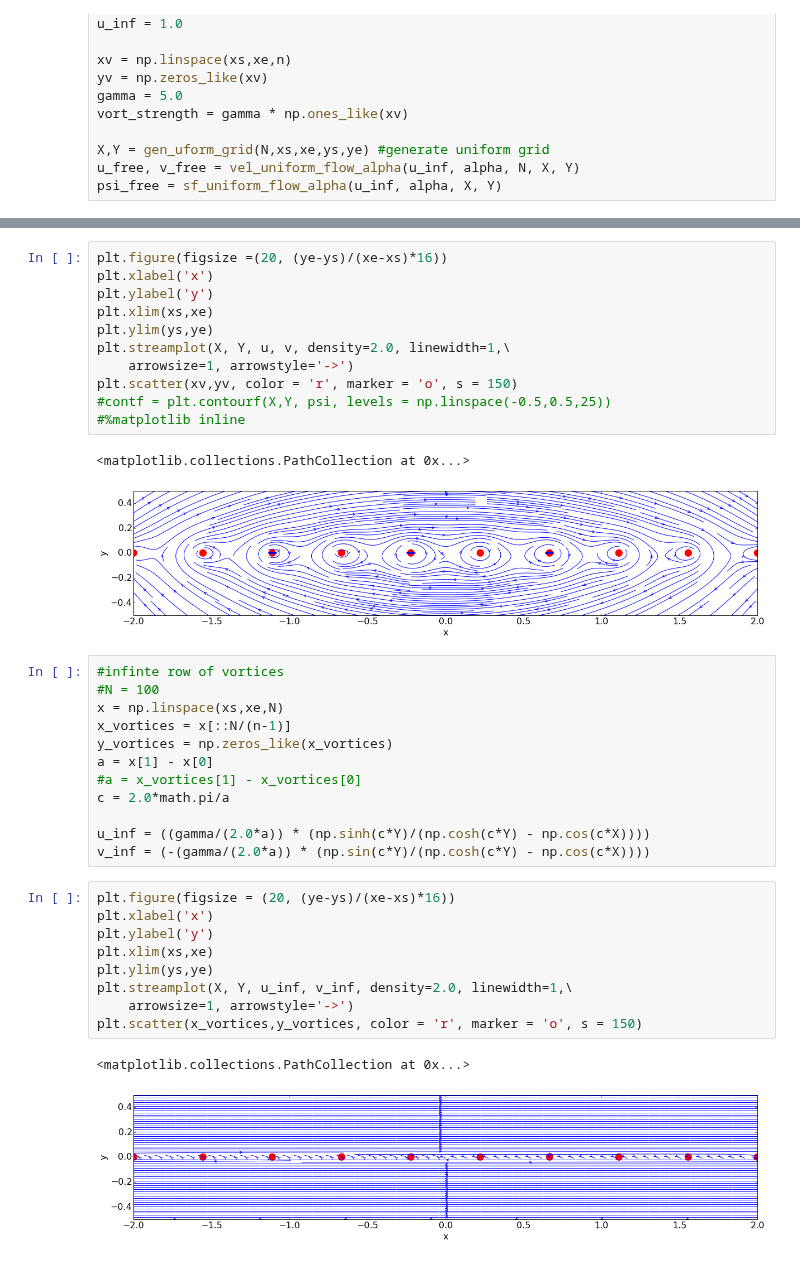
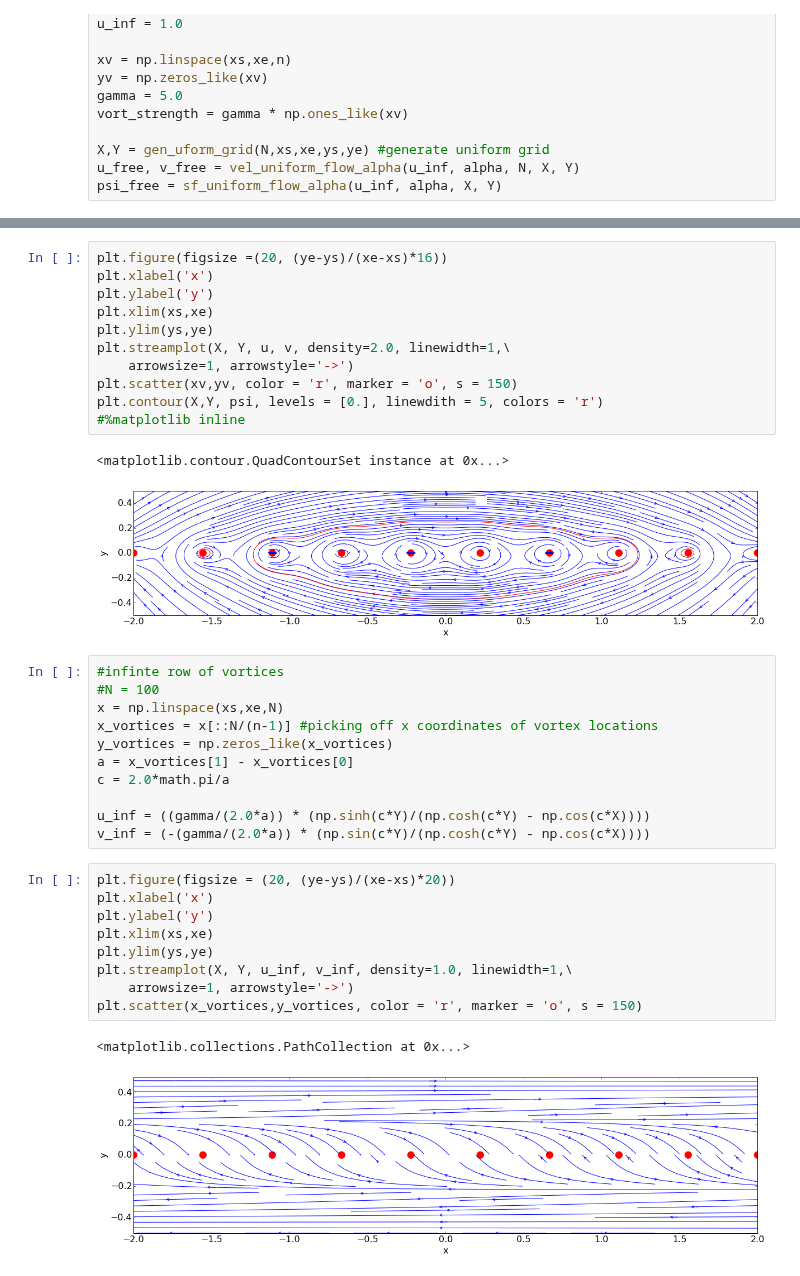
Before and after one commit to cbell14/Aero_Hydro, a Jupyter notebook: 05_Infinite_Row_of_Vortices.ipynb, the cells around one changed output, grey strips where cells are left out. Cells and saved outputs as stored; diff of their text form.

```diff
--- a/05_Infinite_Row_of_Vortices.ipynb
+++ b/05_Infinite_Row_of_Vortices.ipynb
@@ -98,32 +94,31 @@ plt.ylim(ys,ye)
 plt.streamplot(X, Y, u, v, density=2.0, linewidth=1,\
     arrowsize=1, arrowstyle='->')
 plt.scatter(xv,yv, color = 'r', marker = 'o', s = 150)
-#contf = plt.contourf(X,Y, psi, levels = np.linspace(-0.5,0.5,25))
+plt.contour(X,Y, psi, levels = [0.], linewdith = 5, colors = 'r')
 #%matplotlib inline
 # %% [output]
-<matplotlib.collections.PathCollection at 0x...>
+<matplotlib.contour.QuadContourSet instance at 0x...>
-[figure, old version]
+[figure, new version]
 # %%
 #infinte row of vortices
 #N = 100
 x = np.linspace(xs,xe,N)
-x_vortices = x[::N/(n-1)]
+x_vortices = x[::N/(n-1)] #picking off x coordinates of vortex locations
 y_vortices = np.zeros_like(x_vortices)
-a = x[1] - x[0]
-#a = x_vortices[1] - x_vortices[0]
+a = x_vortices[1] - x_vortices[0]
 c = 2.0*math.pi/a
 
 u_inf = ((gamma/(2.0*a)) * (np.sinh(c*Y)/(np.cosh(c*Y) - np.cos(c*X))))
 v_inf = (-(gamma/(2.0*a)) * (np.sin(c*Y)/(np.cosh(c*Y) - np.cos(c*X))))
 # %%
-plt.figure(figsize = (20, (ye-ys)/(xe-xs)*16))
+plt.figure(figsize = (20, (ye-ys)/(xe-xs)*20))
 plt.xlabel('x')
 plt.ylabel('y')
 plt.xlim(xs,xe)
 plt.ylim(ys,ye)
-plt.streamplot(X, Y, u_inf, v_inf, density=2.0, linewidth=1,\
+plt.streamplot(X, Y, u_inf, v_inf, density=1.0, linewidth=1,\
     arrowsize=1, arrowstyle='->')
 plt.scatter(x_vortices,y_vortices, color = 'r', marker = 'o', s = 150)
 # %% [output]
 <matplotlib.collections.PathCollection at 0x...>
-[figure, old version]
+[figure, new version]
```
Also changed, not shown: parts of 2 cells of this notebook, 1 other file.
